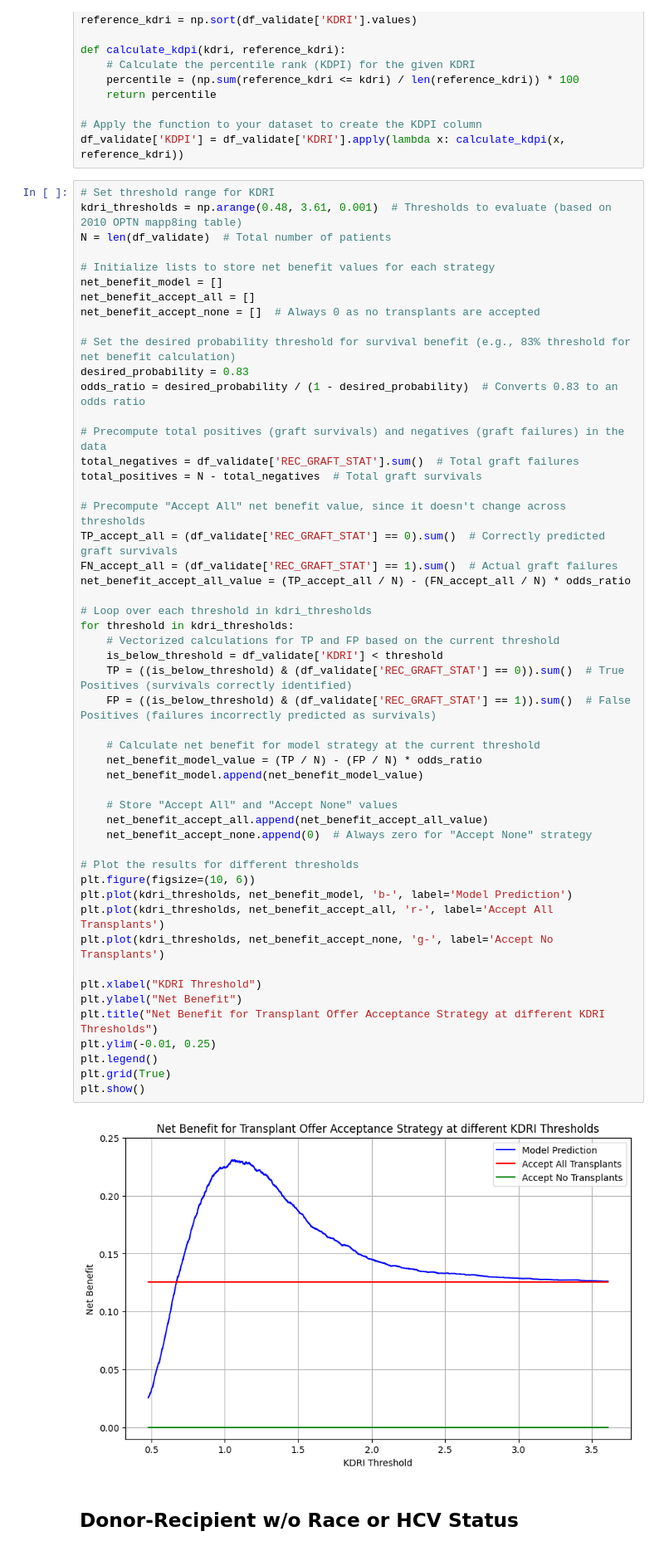
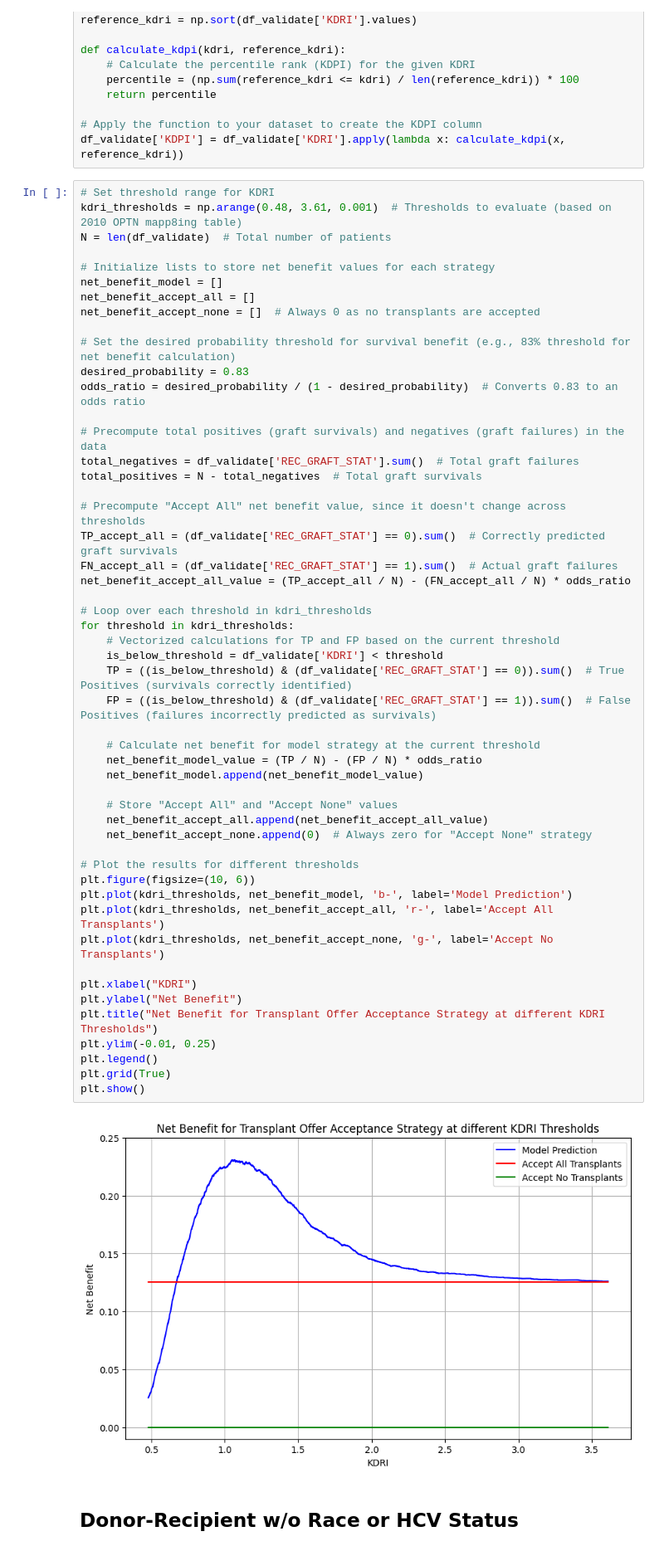
Before and after one commit to akhan390/-decision-curve-analysis-kdri, a Jupyter notebook: dca_preds_DR.ipynb, the cells around one changed output. Shown: that part at 83% size. Cells and saved outputs as stored; diff of their text form.

```diff
--- a/dca_preds_DR.ipynb
+++ b/dca_preds_DR.ipynb
@@ -417,35 +477,35 @@ FN_accept_all = (df_validate['REC_GRAFT_STAT'] == 1).sum()  # Actual graft failu
 net_benefit_accept_all_value = (TP_accept_all / N) - (FN_accept_all / N) * odds_ratio
 
 # Loop over each threshold in kdri_thresholds
 for threshold in kdri_thresholds:
     # Vectorized calculations for TP and FP based on the current threshold
     is_below_threshold = df_validate['KDRI'] < threshold
     TP = ((is_below_threshold) & (df_validate['REC_GRAFT_STAT'] == 0)).sum()  # True Positives (survivals correctly identified)
     FP = ((is_below_threshold) & (df_validate['REC_GRAFT_STAT'] == 1)).sum()  # False Positives (failures incorrectly predicted as survivals)
 
     # Calculate net benefit for model strategy at the current threshold
     net_benefit_model_value = (TP / N) - (FP / N) * odds_ratio
     net_benefit_model.append(net_benefit_model_value)
 
     # Store "Accept All" and "Accept None" values
     net_benefit_accept_all.append(net_benefit_accept_all_value)
     net_benefit_accept_none.append(0)  # Always zero for "Accept None" strategy
 
 # Plot the results for different thresholds
 plt.figure(figsize=(10, 6))
 plt.plot(kdri_thresholds, net_benefit_model, 'b-', label='Model Prediction')
 plt.plot(kdri_thresholds, net_benefit_accept_all, 'r-', label='Accept All Transplants')
 plt.plot(kdri_thresholds, net_benefit_accept_none, 'g-', label='Accept No Transplants')
 
-plt.xlabel("KDRI Threshold")
+plt.xlabel("KDRI")
 plt.ylabel("Net Benefit")
 plt.title("Net Benefit for Transplant Offer Acceptance Strategy at different KDRI Thresholds")
 plt.ylim(-0.01, 0.25)
 plt.legend()
 plt.grid(True)
 plt.show()
 # %% [output]
-[figure, old version]
+[figure, new version]
 # %% [markdown]
  ## Donor-Recipient w/o Race or HCV Status
 # %%
```
Also changed, not shown: parts of 15 cells of this notebook, 1 other file.
